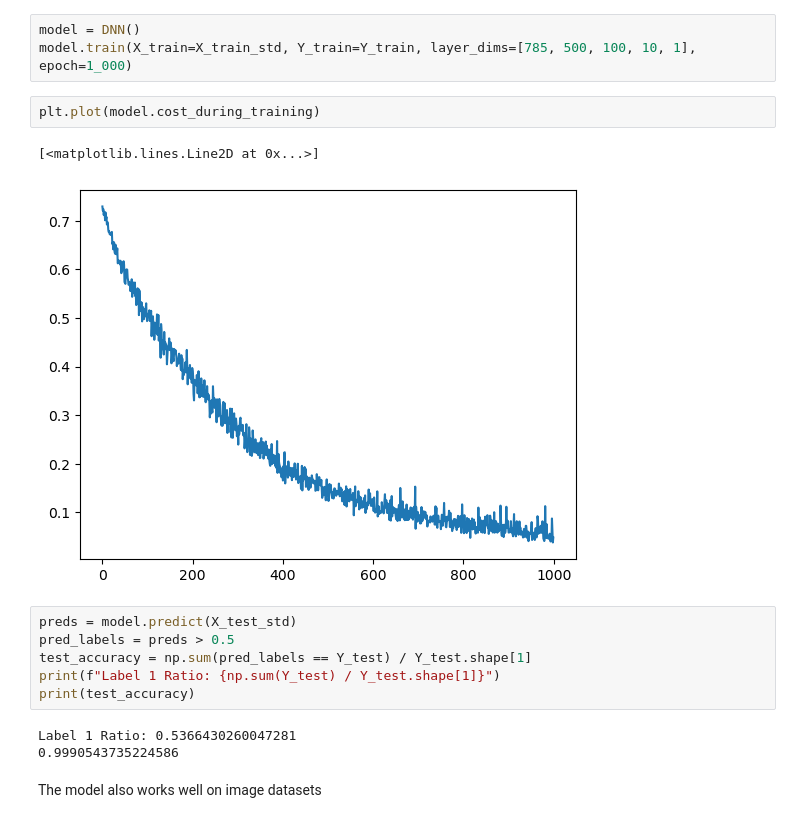
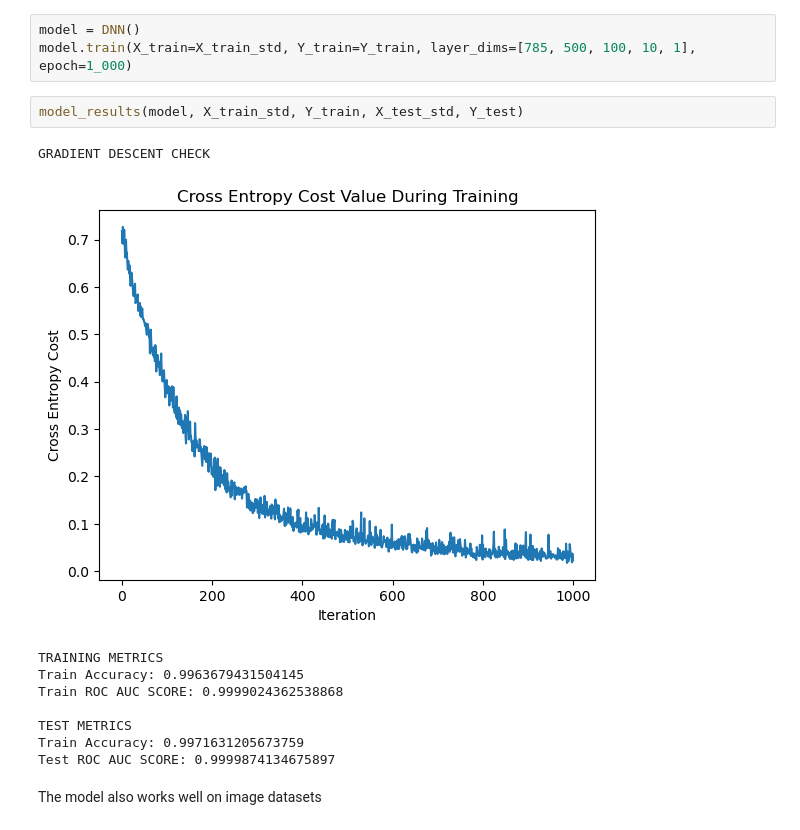
Before and after one commit to enesozeren/Deep_Neural_Network_From_Scratch, a Jupyter notebook: modelling_example.ipynb, the cells around one changed output. Drawn from its saved outputs; the diff is of its cells as text.

```diff
--- a/modelling_example.ipynb
+++ b/modelling_example.ipynb
@@ -117,19 +148,17 @@ print(f"{X_test_std.shape} and {Y_test.shape}")
 # %%
 model = DNN()
 model.train(X_train=X_train_std, Y_train=Y_train, layer_dims=[785, 500, 100, 10, 1], epoch=1_000)
-# %%
-plt.plot(model.cost_during_training)
-# %% [output]
-[<matplotlib.lines.Line2D at 0x...>]
-[figure, removed]
-# %%
-preds = model.predict(X_test_std)
-pred_labels = preds > 0.5
-test_accuracy = np.sum(pred_labels == Y_test) / Y_test.shape[1]
-print(f"Label 1 Ratio: {np.sum(Y_test) / Y_test.shape[1]}")
-print(test_accuracy)
-# %% [output]
-Label 1 Ratio: 0.5366430260047281
-0.9990543735224586
+# %%
+model_results(model, X_train_std, Y_train, X_test_std, Y_test)
+# %% [output]
+GRADIENT DESCENT CHECK
+[figure, added]
+TRAINING METRICS
+Train Accuracy: 0.9963679431504145
+Train ROC AUC SCORE: 0.9999024362538868
+
+TEST METRICS
+Train Accuracy: 0.9971631205673759
+Test ROC AUC SCORE: 0.9999874134675897
 # %% [markdown]
 The model also works well on image datasets
```
Also changed, not shown: parts of 10 cells of this notebook.
